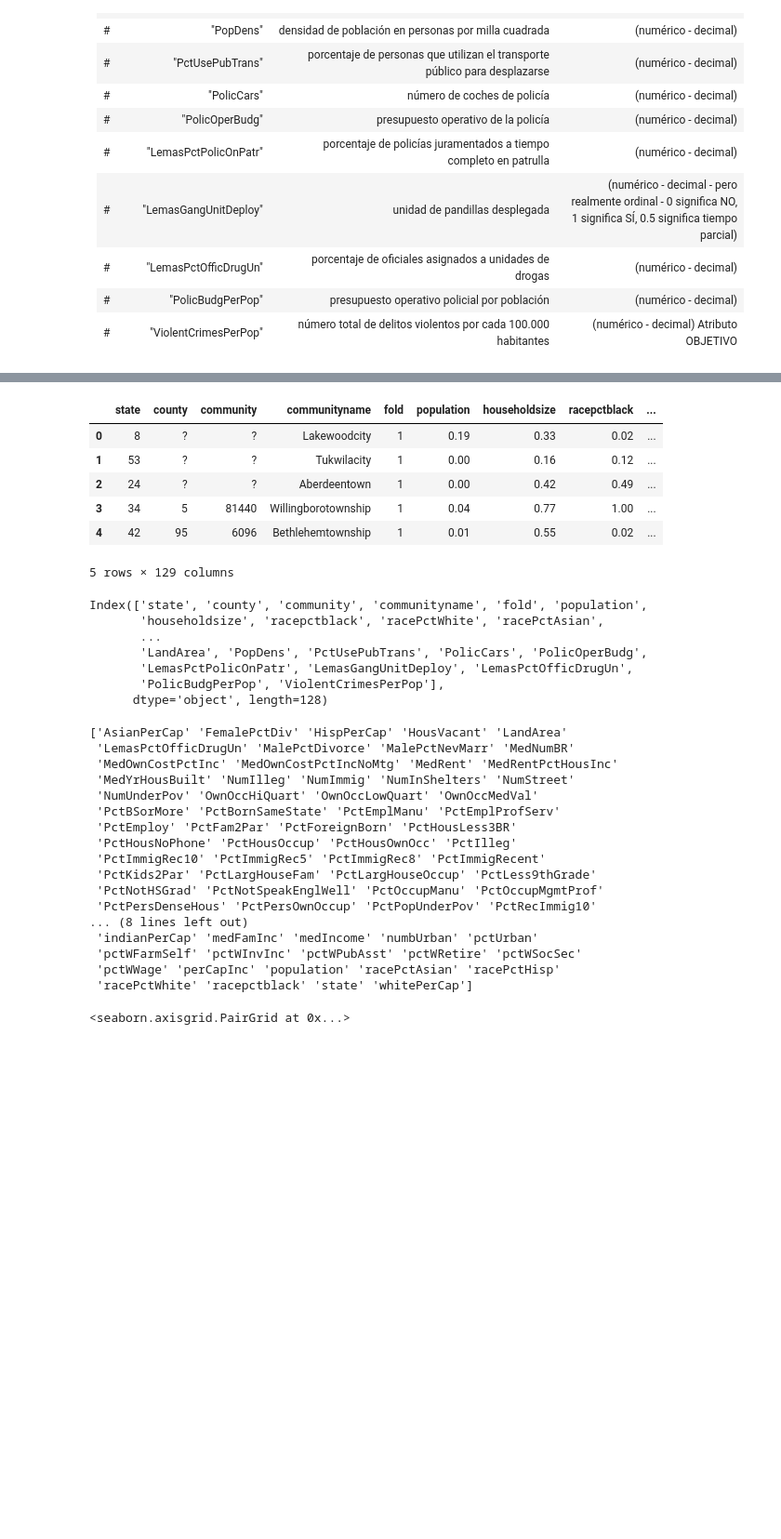
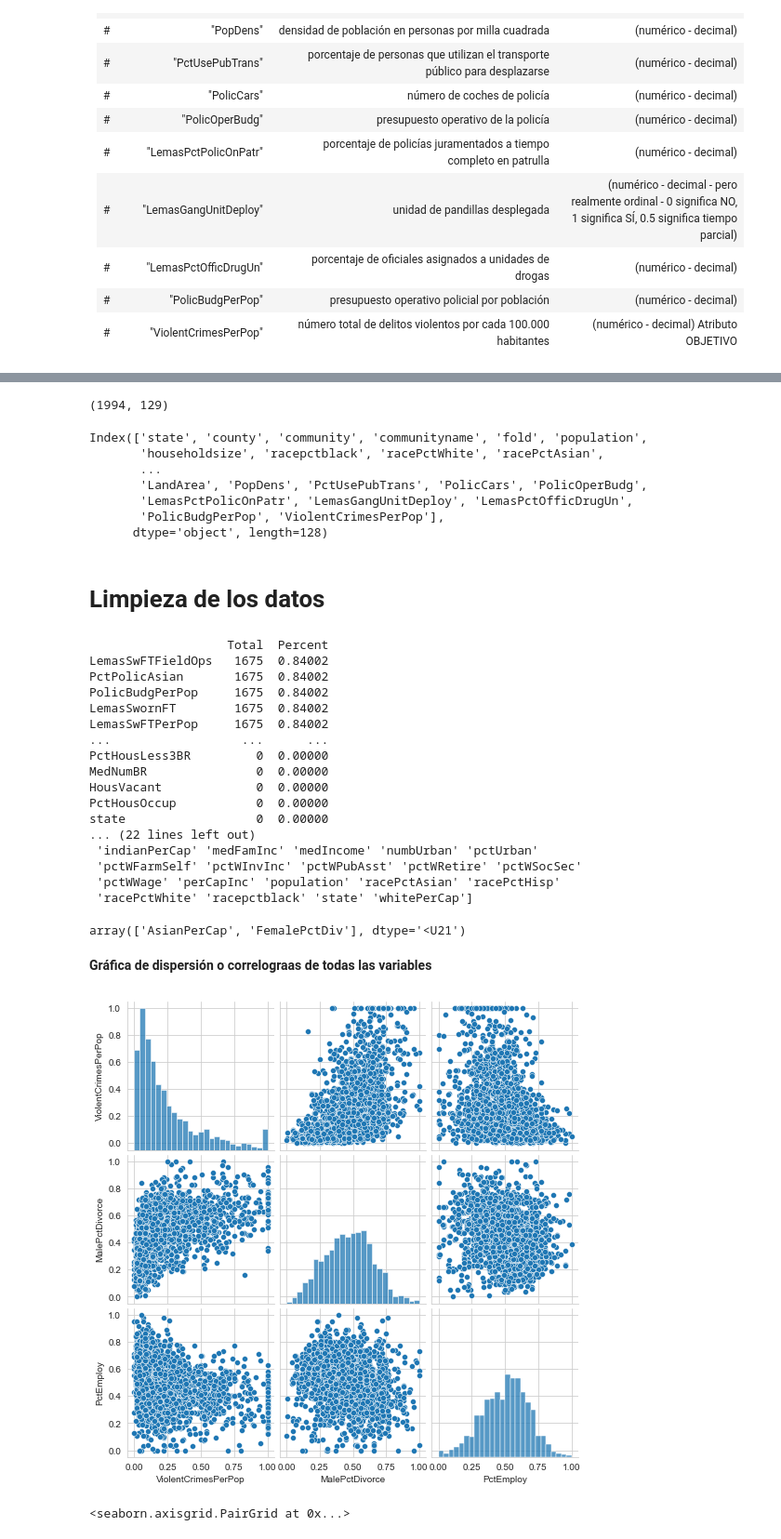
Before and after one commit to ifmm87/mineria-datos, a Jupyter notebook: notebooks/1crime.ipynb, the cells around one changed output, grey strips where cells are left out. Shown: that part at 93% size. Cells and saved outputs as stored; diff of their text form; code cells hidden in the pictures; blank space fills up the shorter version.

```diff
--- a/notebooks/1crime.ipynb
+++ b/notebooks/1crime.ipynb
@@ -178,17 +189,10 @@ from numpy import mean
 # %%
-df = pd.read_csv('../data/communities.csv')
-df.head()
-#df.shape
+print(df.shape)
+# existen 1994 comunidades.
 #df['PolicCars'].value_counts() tiene 1675 datos NaN (?) no puede entrar
 #df['PctUsePubTrans'].value_counts()
 # %% [output]
-|  | state | county | community | communityname | fold | population | householdsize | racepctblack | ... |
-| 0 | 8 | ? | ? | Lakewoodcity | 1 | 0.19 | 0.33 | 0.02 | ... |
-| 1 | 53 | ? | ? | Tukwilacity | 1 | 0.00 | 0.16 | 0.12 | ... |
-| 2 | 24 | ? | ? | Aberdeentown | 1 | 0.00 | 0.42 | 0.49 | ... |
-| 3 | 34 | 5 | 81440 | Willingborotownship | 1 | 0.04 | 0.77 | 1.00 | ... |
-| 4 | 42 | 95 | 6096 | Bethlehemtownship | 1 | 0.01 | 0.55 | 0.02 | ... |
-5 rows × 129 columns
+(1994, 129)
 # %%
 df1 = df.drop(['Unnamed: 128'], axis=1)
 df1.columns
@@ -200,42 +204,49 @@ Index(['state', 'county', 'community', 'communityname', 'fold', 'population',
        'LemasPctPolicOnPatr', 'LemasGangUnitDeploy', 'LemasPctOfficDrugUn',
        'PolicBudgPerPop', 'ViolentCrimesPerPop'],
       dtype='object', length=128)
+# %% [markdown]
+# Limpieza de los datos
 # %%
-# convertir
+# conversion de datos con cadena '?' a NaN.
 df1.replace(to_replace = '?', value = np.NaN, inplace = True)
-#df1.head()
-#df1['PolicCars'].value_counts()
-#df1['PolicCars'].isnull().sum()
+# contabilizamos el porcentaje de NaN
 total = df1.isnull().sum().sort_values(ascending=False)
 percent = (df1.isnull().sum()/df1.isnull().count()).sort_values(ascending=False)
 missing_data = pd.concat([total, percent], axis=1, keys=['Total', 'Percent'])
+print(missing_data)
+
+# se obsevan datos completos (cero NaN)
 df_vars = missing_data[missing_data['Percent']==0]
 nombres = df_vars.index.tolist()
 nombres = np.sort(nombres)
 print(nombres)
-#df_vars.reindex(index=df_vars.index[::-1])
-#print(df_vars)
-#df_vars.columns
-
-#df.index.tolist()
-#data.reindex(index=data.index[::-1])
-# ver variable dependiente "y" y tambien independientes
+nombres[0:2]
+# Todo con fin de ver la variable dependiente "y" y tambien las variables independientes
 # %% [output]
-['AsianPerCap' 'FemalePctDiv' 'HispPerCap' 'HousVacant' 'LandArea'
- 'LemasPctOfficDrugUn' 'MalePctDivorce' 'MalePctNevMarr' 'MedNumBR'
- 'MedOwnCostPctInc' 'MedOwnCostPctIncNoMtg' 'MedRent' 'MedRentPctHousInc'
- 'MedYrHousBuilt' 'NumIlleg' 'NumImmig' 'NumInShelters' 'NumStreet'
- 'NumUnderPov' 'OwnOccHiQuart' 'OwnOccLowQuart' 'OwnOccMedVal'
- 'PctBSorMore' 'PctBornSameState' 'PctEmplManu' 'PctEmplProfServ'
- 'PctEmploy' 'PctFam2Par' 'PctForeignBorn' 'PctHousLess3BR'
- 'PctHousNoPhone' 'PctHousOccup' 'PctHousOwnOcc' 'PctIlleg'
- 'PctImmigRec10' 'PctImmigRec5' 'PctImmigRec8' 'PctImmigRecent'
- 'PctKids2Par' 'PctLargHouseFam' 'PctLargHouseOccup' 'PctLess9thGrade'
- 'PctNotHSGrad' 'PctNotSpeakEnglWell' 'PctOccupManu' 'PctOccupMgmtProf'
- 'PctPersDenseHous' 'PctPersOwnOccup' 'PctPopUnderPov' 'PctRecImmig10'
-... (8 lines left out)
+                   Total  Percent
+LemasSwFTFieldOps   1675  0.84002
+PctPolicAsian       1675  0.84002
+PolicBudgPerPop     1675  0.84002
+LemasSwornFT        1675  0.84002
+LemasSwFTPerPop     1675  0.84002
+...                  ...      ...
+PctHousLess3BR         0  0.00000
+MedNumBR               0  0.00000
+HousVacant             0  0.00000
+PctHousOccup           0  0.00000
+state                  0  0.00000
+... (22 lines left out)
  'indianPerCap' 'medFamInc' 'medIncome' 'numbUrban' 'pctUrban'
  'pctWFarmSelf' 'pctWInvInc' 'pctWPubAsst' 'pctWRetire' 'pctWSocSec'
  'pctWWage' 'perCapInc' 'population' 'racePctAsian' 'racePctHisp'
  'racePctWhite' 'racepctblack' 'state' 'whitePerCap']
+array(['AsianPerCap', 'FemalePctDiv'], dtype='<U21')
+# %% [markdown]
+**Gráfica de dispersión o correlograas de todas las variables**
+# %%
+df1c = df1[['ViolentCrimesPerPop','MalePctDivorce','PctEmploy']]
+sns.pairplot(df1c)
+plt.show()
+# %% [output]
+[figure, added]
 # %%
```
Also changed, not shown: parts of 6 cells of this notebook, 1 other file.
